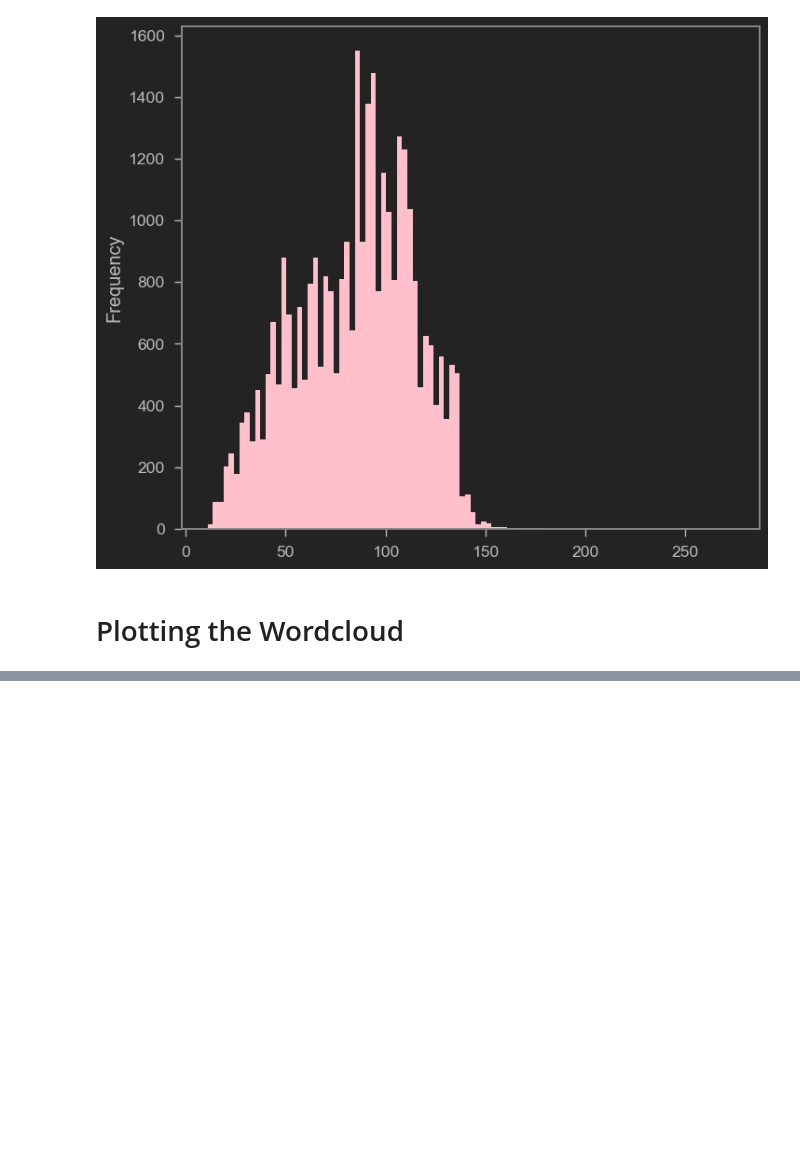
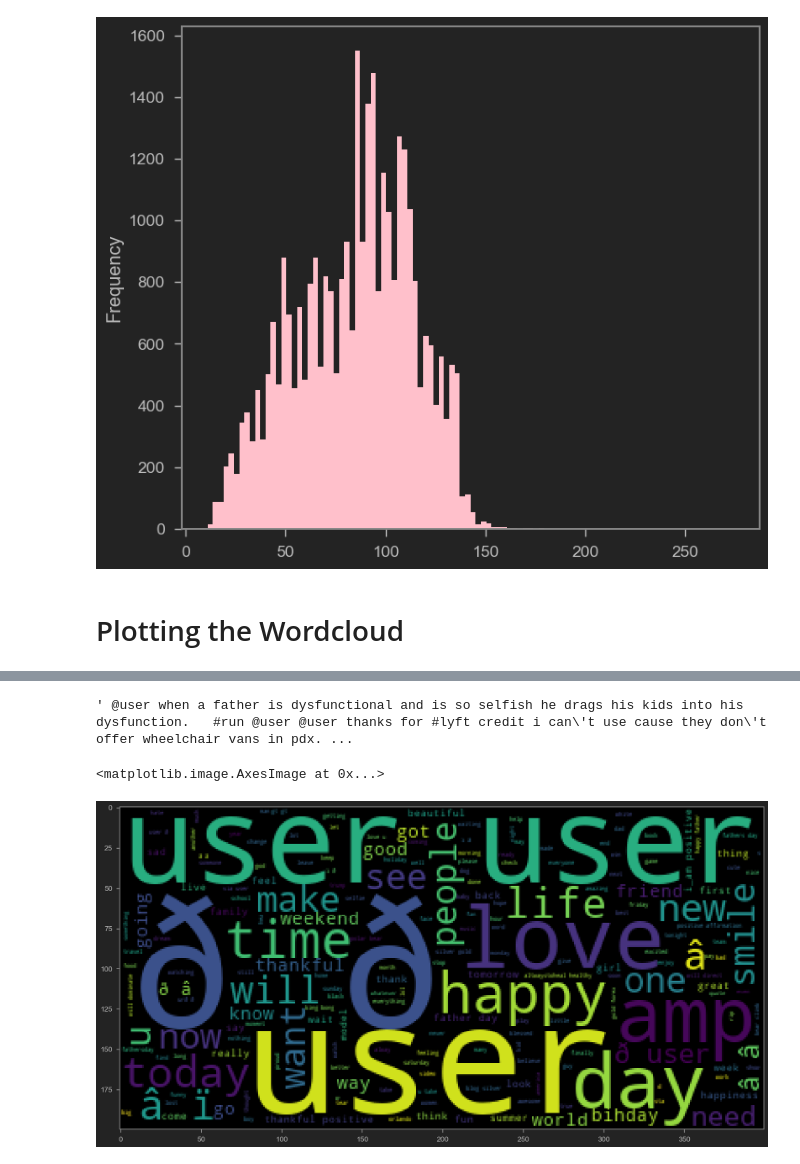
Before and after one commit to Cyrine-afk/NLP---Tweets-Sentiment-Analysis, a Jupyter notebook: Tweets_Sentiment_Analysis.ipynb, the cells around one changed output, grey strips where cells are left out. Saved outputs shown, nothing was run; the diff lists cells and outputs as text; code cells hidden in the pictures; blank space fills up the shorter version.

Commit message:
Plotting 1st WordCloud

```diff
--- a/Tweets_Sentiment_Analysis.ipynb
+++ b/Tweets_Sentiment_Analysis.ipynb
@@ -187,0 +228,5 @@ tweets_df_susbet['length'].plot(bins=100, kind="hist", color="Pink")
+# %%
+#converting the tweet column into a list
+sentences = tweets_df_susbet['tweet'].tolist()
+#printing the length of the list of tweets we have just created
+len(sentences)
@@ -187,0 +255,6 @@ tweets_df_susbet['length'].plot(bins=100, kind="hist", color="Pink")
+# %%
+#joining the sentences we got in the list of tweets we created
+sentences_in_one_string =" ".join(sentences)
+sentences_in_one_string
+# %% [output]
+' @user when a father is dysfunctional and is so selfish he drags his kids into his dysfunction.   #run @user @user thanks for #lyft credit i can\'t use cause they don\'t offer wheelchair vans in pdx. ...
@@ -187,0 +264,7 @@ tweets_df_susbet['length'].plot(bins=100, kind="hist", color="Pink")
+# %%
+#plotting the wordcloud figure
+plot.figure(figsize=(20,50))
+plot.imshow(WordCloud().generate(sentences_in_one_string)) #imshow is image show
+# %% [output]
+<matplotlib.image.AxesImage at 0x...>
+[figure, added]
```
Also changed, not shown: parts of 7 cells of this notebook.
